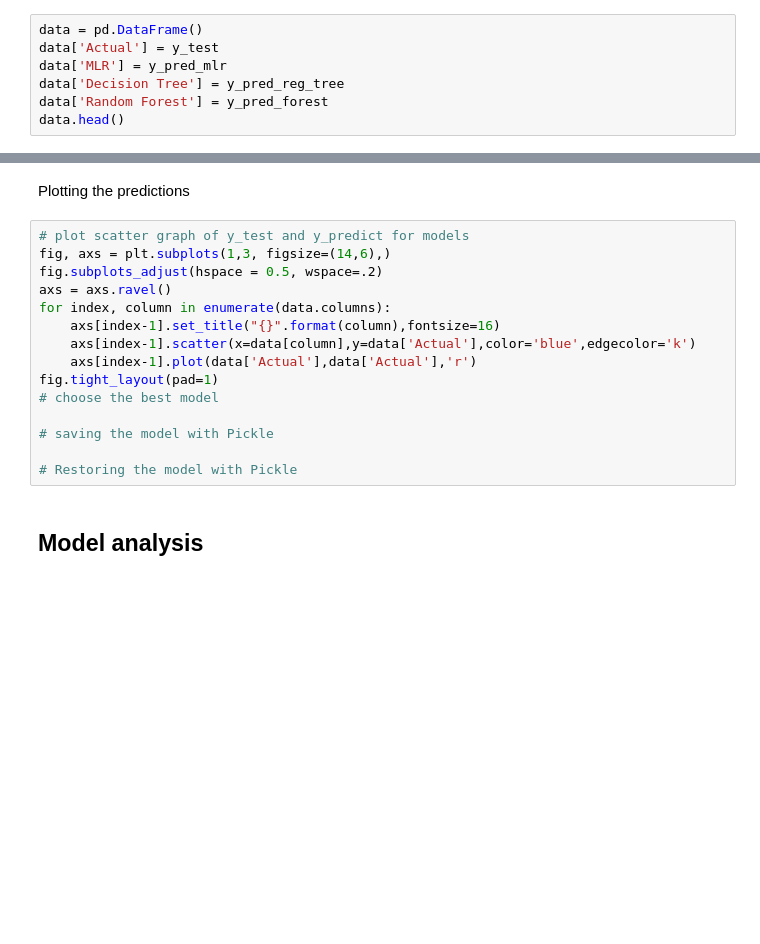
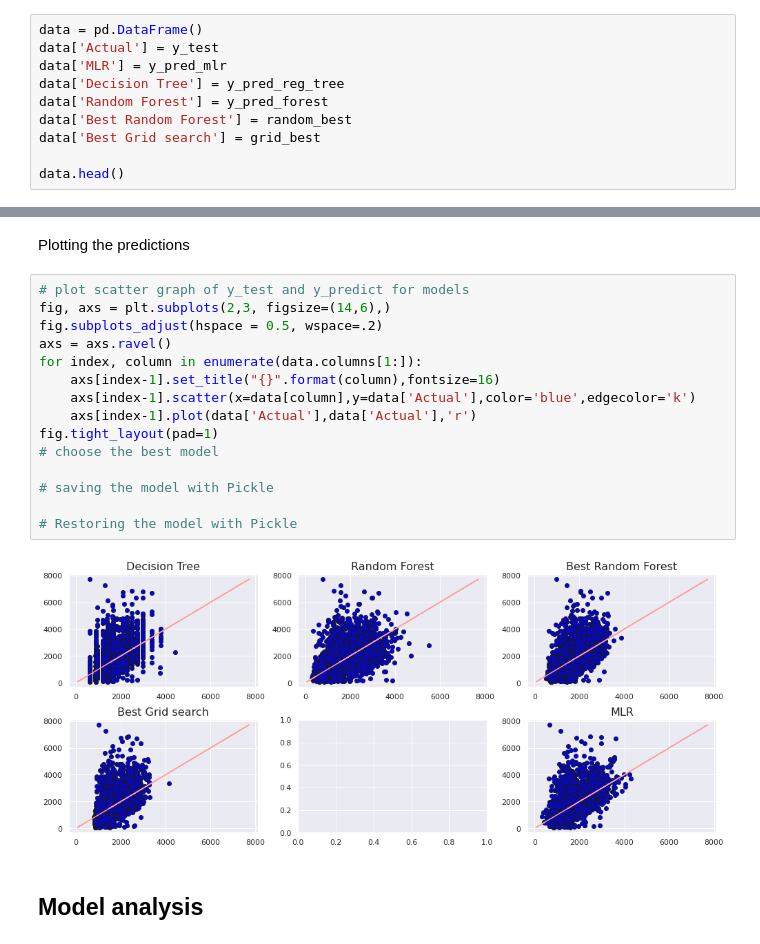
Before and after one commit to monicafar147/logistics-challenge, a Jupyter notebook: cleaned.ipynb, the cells around one changed output, grey strips where cells are left out. Saved outputs shown, nothing was run; the diff lists cells and outputs as text; blank space fills up the shorter version.

Commit message:
Added graphs for grid search

```diff
--- a/cleaned.ipynb
+++ b/cleaned.ipynb
@@ -693,4 +734,7 @@ data['Actual'] = y_test
 data['MLR'] = y_pred_mlr
 data['Decision Tree'] = y_pred_reg_tree
 data['Random Forest'] = y_pred_forest
+data['Best Random Forest'] = random_best
+data['Best Grid search'] = grid_best
+
 data.head()
@@ -698,19 +750,21 @@ data.head()
 Plotting the predictions
 # %%
 # plot scatter graph of y_test and y_predict for models
-fig, axs = plt.subplots(1,3, figsize=(14,6),)
+fig, axs = plt.subplots(2,3, figsize=(14,6),)
 fig.subplots_adjust(hspace = 0.5, wspace=.2)
 axs = axs.ravel()
-for index, column in enumerate(data.columns):
+for index, column in enumerate(data.columns[1:]):
     axs[index-1].set_title("{}".format(column),fontsize=16)
     axs[index-1].scatter(x=data[column],y=data['Actual'],color='blue',edgecolor='k')
     axs[index-1].plot(data['Actual'],data['Actual'],'r')
 fig.tight_layout(pad=1)
 # choose the best model
 
 # saving the model with Pickle
 
 # Restoring the model with Pickle
+# %% [output]
+[figure, added]
 # %% [markdown]
 ## Model analysis
 # %%
```
Also changed, not shown: parts of 11 cells of this notebook.
